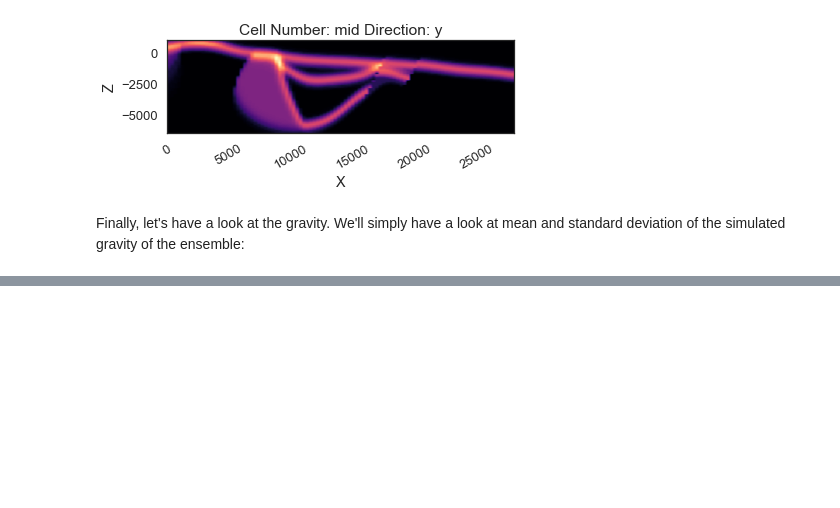
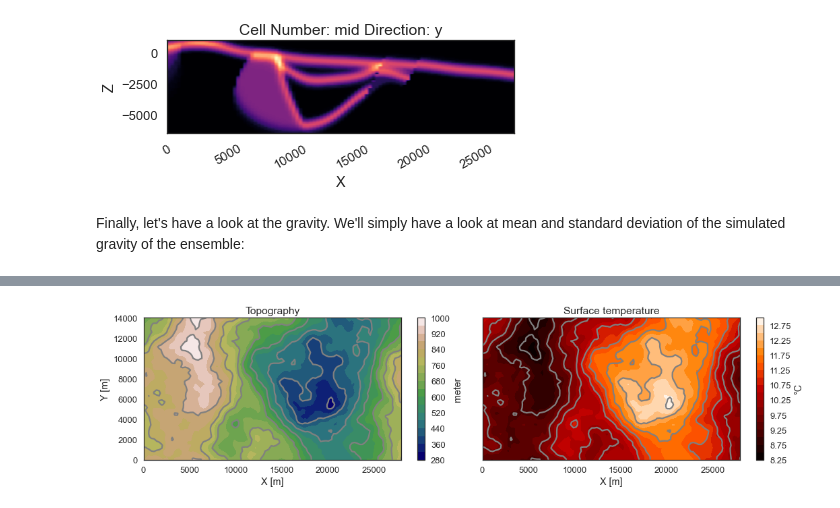
Before and after one commit to Japhiolite/PCT-modelling, a Jupyter notebook: notebooks/PCT_Create_MC_Ensemble.ipynb, the cells around one changed output, grey strips where cells are left out. Cells and saved outputs as stored; diff of their text form; code cells hidden in the pictures; blank space fills up the shorter version.

Commit message:
include surface temperature equation

```diff
--- a/notebooks/PCT_Create_MC_Ensemble.ipynb
+++ b/notebooks/PCT_Create_MC_Ensemble.ipynb
@@ -394,0 +402,24 @@ fig.tight_layout()
+# %%
+sea_temp = 288 # in Kelvin
+L = 0.0065 # in Kelvin per metre
+surf_temp = (sea_temp - L * dtm[:,:,2]) - 273.15
+
+fig, axs = plt.subplots(1,2, figsize=[15,4], sharey=True)
+
+m = axs[0].contourf(dtm[:,:,0], dtm[:,:,1], dtm[:,:,2],20, cmap='gist_earth', zorder=0)
+axs[0].contour(dtm[:,:,0], dtm[:,:,1], dtm[:,:,2],10, colors='gray', zorder=1)
+
+s = axs[1].contourf(dtm[:,:,0], dtm[:,:,1], surf_temp,20, cmap='gist_heat', zorder=0)
+axs[1].contour(dtm[:,:,0], dtm[:,:,1], dtm[:,:,2],10, colors='gray', zorder=1)
+fig.colorbar(m, ax=axs[0], label='meter')
+fig.colorbar(s, ax=axs[1], label='°C')
+axs[0].set_title('Topography')
+axs[1].set_title('Surface temperature')
+axs[0].set_ylabel('Y [m]')
+axs[0].set_xlabel('X [m]')
+axs[1].set_xlabel('X [m]')
+
+
+fig.tight_layout()
+# %% [output]
+[figure, added]
```
Also changed, not shown: parts of 2 cells of this notebook.
